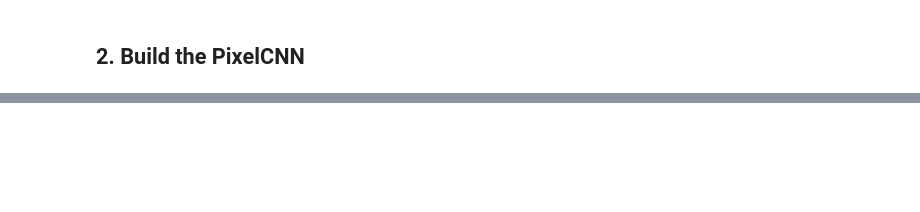
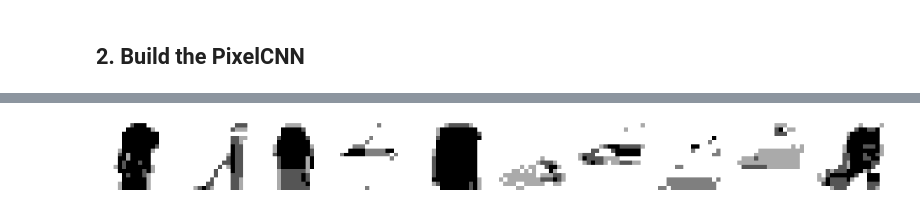
Before and after one commit to davidADSP/Generative_Deep_Learning_2nd_Edition, a Jupyter notebook: notebooks/pixelcnn/fashion/Untitled.ipynb, the cells around one changed output, grey strips where cells are left out. Cells and saved outputs as stored; diff of their text form; code cells hidden in the pictures; blank space fills up the shorter version.

```diff
--- a/notebooks/pixelcnn/fashion/Untitled.ipynb
+++ b/notebooks/pixelcnn/fashion/Untitled.ipynb
@@ -173,7 +174,7 @@ class ImageGenerator(keras.callbacks.Callback):
                 for channel in range(channels):
                     probs = self.model.predict(generated_images)[:, row, col, :]
                     generated_images[:, row, col, channel] = [self.sample_from(x, temperature) for x in probs]
-                    generated_images[:, row, col, channel] /= 255.0
+                    generated_images[:, row, col, channel] /= PIXEL_LEVELS
 
         return generated_images
 
@@ -197,0 +221,6 @@ KeyboardInterrupt:
+# %%
+generated_images = img_generator_callback.generate(temperature = 1.0)
+# %%
+display(generated_images)
+# %% [output]
+[figure, added]
```
Also changed, not shown: parts of 6 cells of this notebook.
